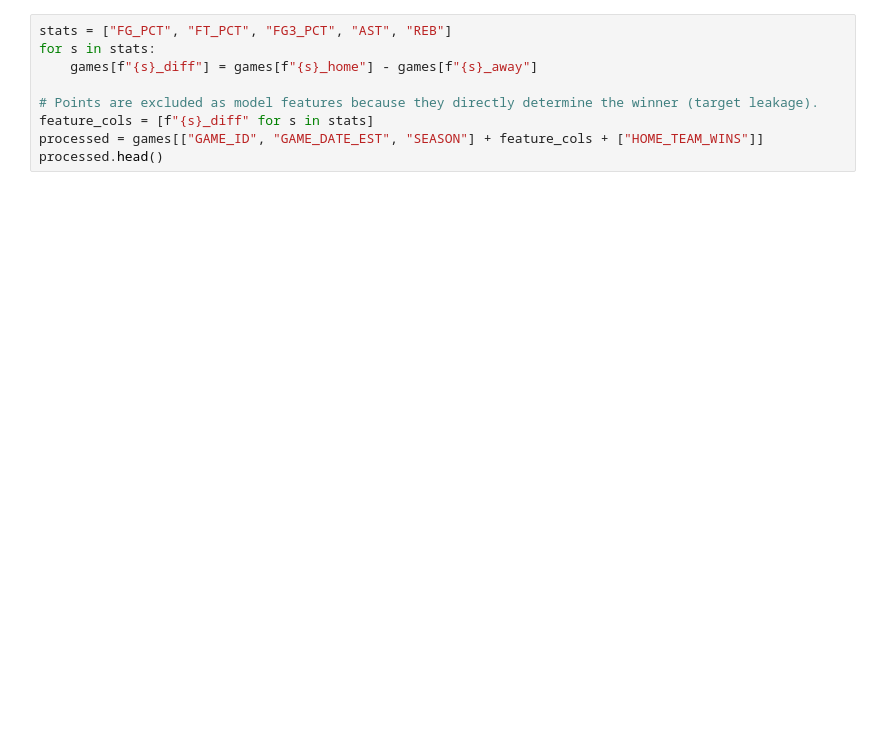
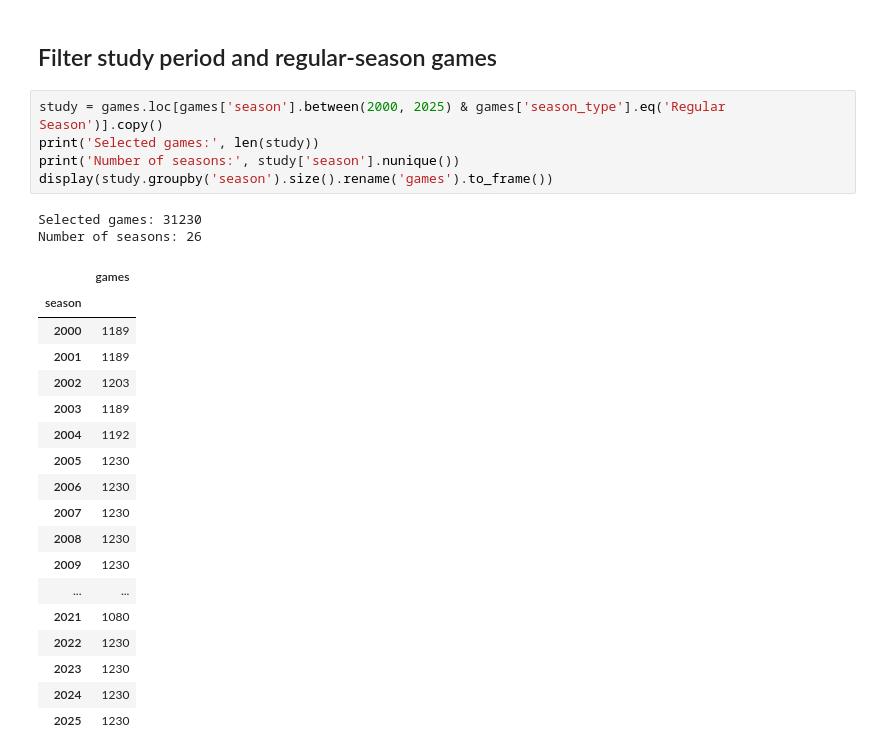
Before and after one commit to DannieciaGray/csc3780-nba-win-prediction, a Jupyter notebook: notebooks/02_preprocessing.ipynb, the cells around one changed output. Drawn from its saved outputs; the diff is of its cells as text; blank space fills up the shorter version.

```diff
--- a/notebooks/02_preprocessing.ipynb
+++ b/notebooks/02_preprocessing.ipynb
@@ -35,9 +35,28 @@ print(games.shape)
-# %%
-stats = ["FG_PCT", "FT_PCT", "FG3_PCT", "AST", "REB"]
-for s in stats:
-    games[f"{s}_diff"] = games[f"{s}_home"] - games[f"{s}_away"]
-
-# Points are excluded as model features because they directly determine the winner (target leakage).
-feature_cols = [f"{s}_diff" for s in stats]
-processed = games[["GAME_ID", "GAME_DATE_EST", "SEASON"] + feature_cols + ["HOME_TEAM_WINS"]]
-processed.head()
+# %% [markdown]
+## Filter study period and regular-season games
+# %%
+study = games.loc[games['season'].between(2000, 2025) & games['season_type'].eq('Regular Season')].copy()
+print('Selected games:', len(study))
+print('Number of seasons:', study['season'].nunique())
+display(study.groupby('season').size().rename('games').to_frame())
+# %% [output]
+Selected games: 31230
+Number of seasons: 26
+|  | games |
+| season |  |
+| 2000 | 1189 |
+| 2001 | 1189 |
+| 2002 | 1203 |
+| 2003 | 1189 |
+| 2004 | 1192 |
+| 2005 | 1230 |
+| 2006 | 1230 |
+| 2007 | 1230 |
+| 2008 | 1230 |
+| 2009 | 1230 |
+| ... | ... |
+| 2021 | 1080 |
+| 2022 | 1230 |
+| 2023 | 1230 |
+| 2024 | 1230 |
+| 2025 | 1230 |
```
Also changed, not shown: parts of 24 cells of this notebook, 1 other file.
